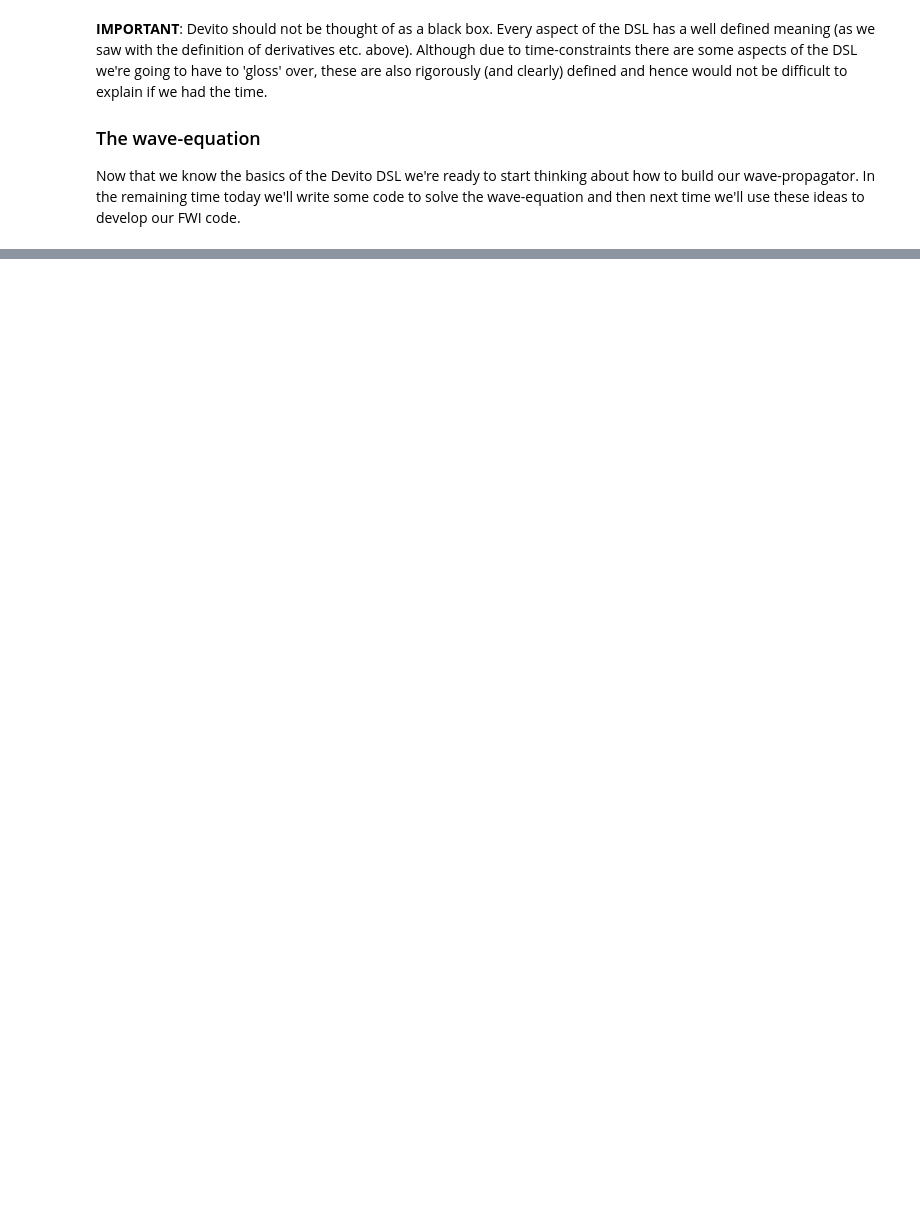
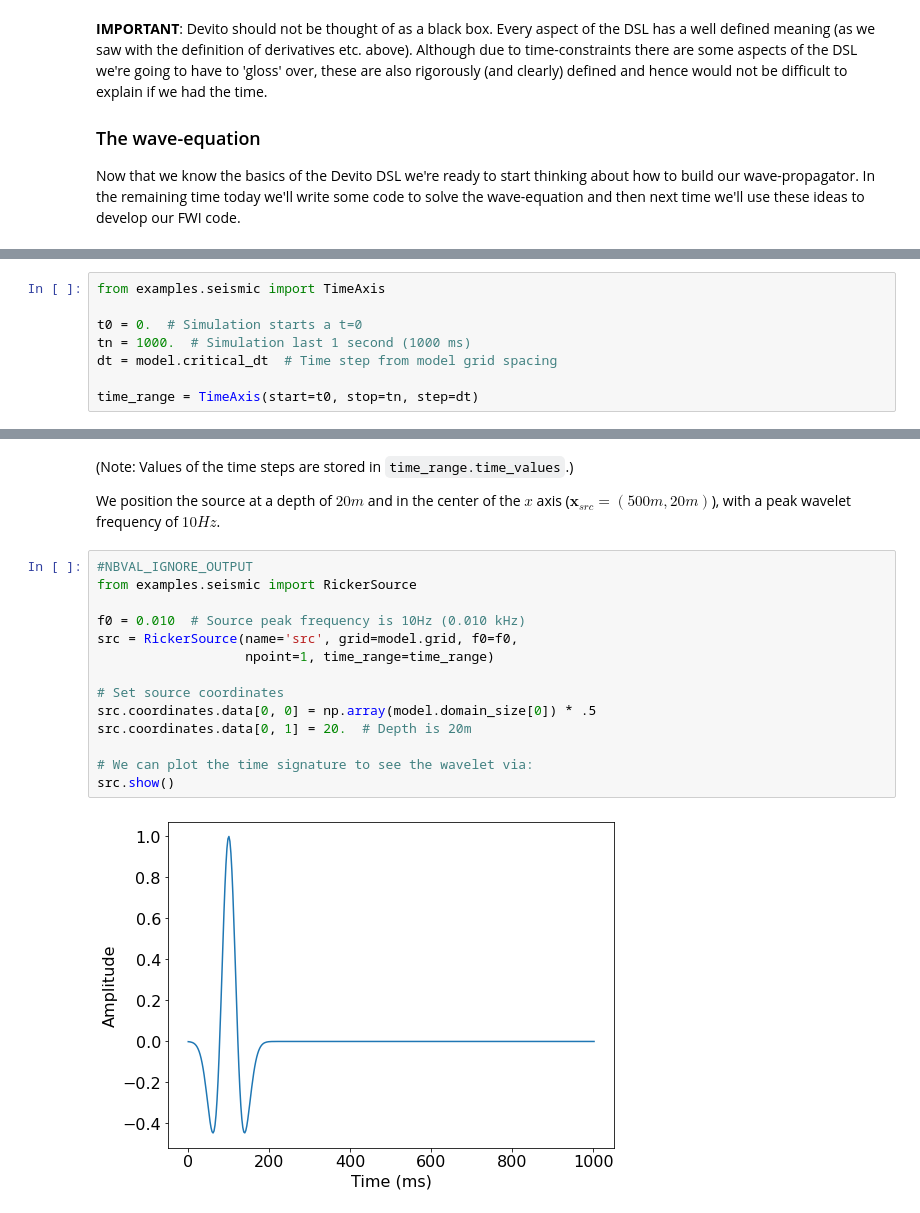
Before and after one commit to matt-piggott/Geophysical-inversion-undergraduate, a Jupyter notebook: lectures/L7/L7.ipynb, the cells around one changed output, grey strips where cells are left out. Cells and saved outputs as stored; diff of their text form; blank space fills up the shorter version.

```diff
--- a/lectures/L7/L7.ipynb
+++ b/lectures/L7/L7.ipynb
@@ -503,0 +548,8 @@ where $\eta$ is the damping mask which is equal to $0$ inside the physical domai
+# %%
+from examples.seismic import TimeAxis
+
+t0 = 0.  # Simulation starts a t=0
+tn = 1000.  # Simulation last 1 second (1000 ms)
+dt = model.critical_dt  # Time step from model grid spacing
+
+time_range = TimeAxis(start=t0, stop=tn, step=dt)
@@ -503,0 +578,20 @@ where $\eta$ is the damping mask which is equal to $0$ inside the physical domai
+# %% [markdown]
+(Note: Values of the time steps are stored in `time_range.time_values`.)
+
+We position the source at a depth of $20m$ and in the center of the $x$ axis ($\mathbf{x}_{src}=(500m, 20m)$), with a peak wavelet frequency of $10Hz$.
+# %%
+#NBVAL_IGNORE_OUTPUT
+from examples.seismic import RickerSource
+
+f0 = 0.010  # Source peak frequency is 10Hz (0.010 kHz)
+src = RickerSource(name='src', grid=model.grid, f0=f0,
+                   npoint=1, time_range=time_range)
+
+# Set source coordinates
+src.coordinates.data[0, 0] = np.array(model.domain_size[0]) * .5
+src.coordinates.data[0, 1] = 20.  # Depth is 20m
+
+# We can plot the time signature to see the wavelet via:
+src.show()
+# %% [output]
+[figure, added]
```
Also changed, not shown: parts of 31 cells of this notebook.
